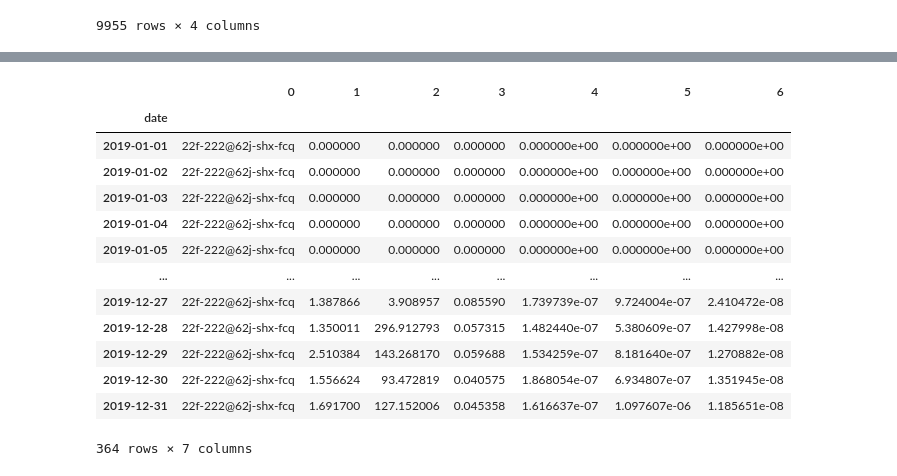
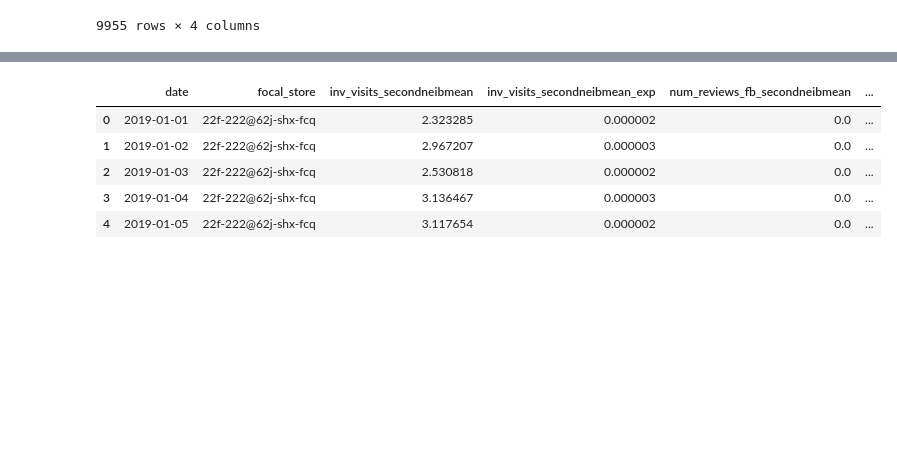
Before and after one commit to embedded-robotics/local-business-network, a Jupyter notebook: step3_calculations.ipynb, the cells around one changed output, grey strips where cells are left out. Cells and saved outputs as stored; diff of their text form; code cells hidden in the pictures; blank space fills up the shorter version.

```diff
--- a/step3_calculations.ipynb
+++ b/step3_calculations.ipynb
@@ -681,17 +609,10 @@ df = brand_visit_local_reviews[brand_visit_local_reviews['PLACEKEY'].isin(second
-# %%
-df
-# %% [output]
-|  | 0 | 1 | 2 | 3 | 4 | 5 | 6 |
-| date |  |  |  |  |  |  |  |
-| 2019-01-01 | 22f-222@62j-shx-fcq | 0.000000 | 0.000000 | 0.000000 | 0.000000e+00 | 0.000000e+00 | 0.000000e+00 |
-| 2019-01-02 | 22f-222@62j-shx-fcq | 0.000000 | 0.000000 | 0.000000 | 0.000000e+00 | 0.000000e+00 | 0.000000e+00 |
-| 2019-01-03 | 22f-222@62j-shx-fcq | 0.000000 | 0.000000 | 0.000000 | 0.000000e+00 | 0.000000e+00 | 0.000000e+00 |
-| 2019-01-04 | 22f-222@62j-shx-fcq | 0.000000 | 0.000000 | 0.000000 | 0.000000e+00 | 0.000000e+00 | 0.000000e+00 |
-| 2019-01-05 | 22f-222@62j-shx-fcq | 0.000000 | 0.000000 | 0.000000 | 0.000000e+00 | 0.000000e+00 | 0.000000e+00 |
-| ... | ... | ... | ... | ... | ... | ... | ... |
-| 2019-12-27 | 22f-222@62j-shx-fcq | 1.387866 | 3.908957 | 0.085590 | 1.739739e-07 | 9.724004e-07 | 2.410472e-08 |
-| 2019-12-28 | 22f-222@62j-shx-fcq | 1.350011 | 296.912793 | 0.057315 | 1.482440e-07 | 5.380609e-07 | 1.427998e-08 |
-| 2019-12-29 | 22f-222@62j-shx-fcq | 2.510384 | 143.268170 | 0.059688 | 1.534259e-07 | 8.181640e-07 | 1.270882e-08 |
-| 2019-12-30 | 22f-222@62j-shx-fcq | 1.556624 | 93.472819 | 0.040575 | 1.868054e-07 | 6.934807e-07 | 1.351945e-08 |
-| 2019-12-31 | 22f-222@62j-shx-fcq | 1.691700 | 127.152006 | 0.045358 | 1.616637e-07 | 1.097607e-06 | 1.185651e-08 |
-364 rows × 7 columns
+# %%
+second_neib_metrics = pd.merge(left=second_neib_metrics_visits, right=second_neib_metrics_local_reviews, how='inner', on=['date', 'focal_store'])
+second_neib_metrics.head()
+# %% [output]
+|  | date | focal_store | inv_visits_secondneibmean | inv_visits_secondneibmean_exp | num_reviews_fb_secondneibmean | ... |
+| 0 | 2019-01-01 | 22f-222@62j-shx-fcq | 2.323285 | 0.000002 | 0.0 | ... |
+| 1 | 2019-01-02 | 22f-222@62j-shx-fcq | 2.967207 | 0.000003 | 0.0 | ... |
+| 2 | 2019-01-03 | 22f-222@62j-shx-fcq | 2.530818 | 0.000002 | 0.0 | ... |
+| 3 | 2019-01-04 | 22f-222@62j-shx-fcq | 3.136467 | 0.000003 | 0.0 | ... |
+| 4 | 2019-01-05 | 22f-222@62j-shx-fcq | 3.117654 | 0.000002 | 0.0 | ... |
```
Also changed, not shown: parts of 20 cells of this notebook.
